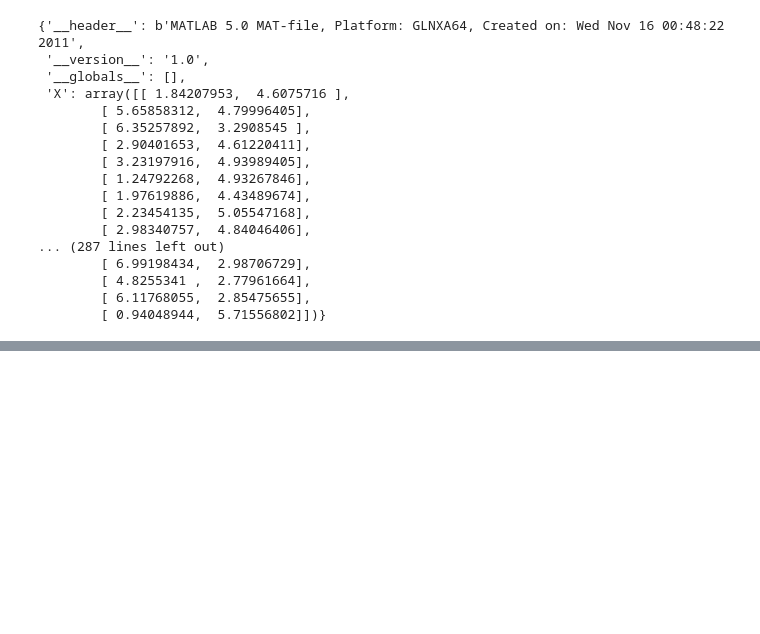
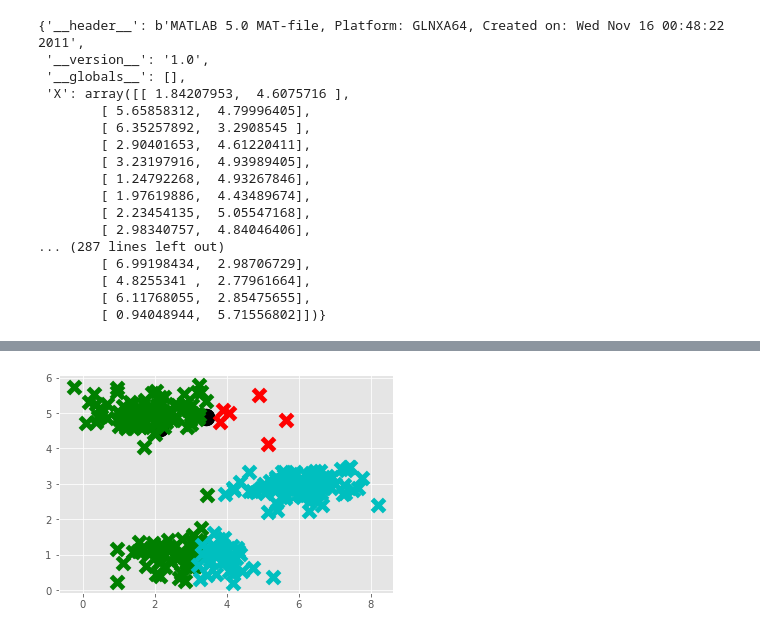
Before and after one commit to TROISTROIS/IMAGE-COMPRESSION, a Jupyter notebook: K-Means Intuition.ipynb, the cells around one changed output, grey strips where cells are left out. Saved outputs shown, nothing was run; the diff lists cells and outputs as text; code cells hidden in the pictures; blank space fills up the shorter version.

```diff
--- a/K-Means Intuition.ipynb
+++ b/K-Means Intuition.ipynb
@@ -27,0 +57,54 @@ df
+# %%
+# class
+class K_Means:
+    def __init__(self,k=3,tol=0.001,max_iter=300):
+        self.k=k
+        self.tol=tol
+        self.max_iter=max_iter
+    def fit(self,data):
+        #empty dictionary
+        self.centroids = {}
+        for i in range(self.k):
+            self.centroids[i]=data[i]
+        for i in range(self.max_iter):
+            self.classifications={}
+
+            for i in range(self.k):
+                self.classifications[i]=[]
+            for featureset in df:
+                #calculate the distances by creating a list
+                distances = [np.linalg.norm(featureset-self.centroids[centroid]) for centroid in self.centroids]
+                classification = distances.index(min(distances))
+                self.classifications[classification].append(featureset)
+
+            prev_centroids = dict(self.centroids)
+            for classification in self.classifications:
+
+                self.centroids[classification]=np.average(self.classifications[classification],axis=0)
+            optimized = True
+            for c in self.centroids:
+                original_centroid = prev_centroids[c]
+                current_centroid = self.centroids[c]
+                if np.sum((current_centroid-original_centroid)/original_centroid*100.0)>self.tol:
+                    optimized=False
+            if optimized:
+                break
+
+    def predict(self,data):
+        distances = [np.linalg.norm(data-self.centroids[centroid]) for centroid in self.centroids]
+        classification = distances.index(min(distances))
+        return classification
+
+clf = K_Means()
+clf.fit(df)
+
+for centroid in clf.centroids:
+    plt.scatter(clf.centroids[0],clf.centroids[1],marker="o",color="k",s=150,linewidths=5)
+
+for classification in clf.classifications:
+    color = colors[classification]
+    for featureset in clf.classifications[classification]:
+        plt.scatter(featureset[0],featureset[1],marker="x",color=color,s=150,linewidths=5)
+plt.show()
+# %% [output]
+[figure, added]
```
Also changed, not shown: parts of 3 cells of this notebook.
